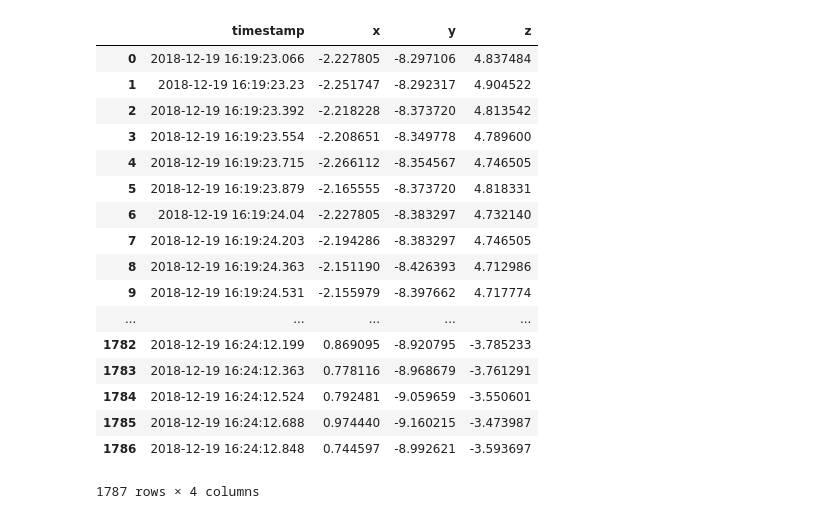
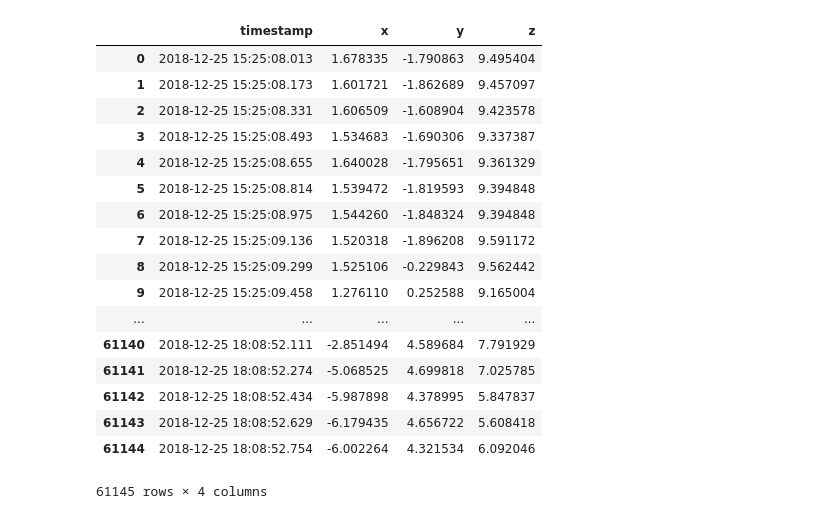
Before and after one commit to indykorpong/activity_classifier, a Jupyter notebook: testrun.ipynb, the cells around one changed output. Saved outputs shown, nothing was run; the diff lists cells and outputs as text; code cells hidden in the pictures.

```diff
--- a/testrun.ipynb
+++ b/testrun.ipynb
@@ -67,38 +67,46 @@ def equation_bai(X_i):
 # %%
 std_i_bar = [0.00349329,0.00465817,0.00543154]
 std_i_bar = np.array(std_i_bar)
+# %%
+rec_date = '2018-12-25'
+start_time = '15:25:08'
+end_time = '18:08:53'
+
+# rec_date = '2018-12-19'
+# start_time = '16:17:05'
+# end_time = '16:21:55'
 # %%
-filepath = 'SmartwatchData/raw_data/log_acc_19-12-18_LH.csv'
+filepath = 'SmartwatchData/raw_data/log_acc_25-12-18_RH.csv'
 df = pd.read_csv(filepath)
-filtered = [i for i in df['timestamp'] if i[:10]=='2018-12-19' and calc_sec(i[11:])>calc_sec('16:19:23')
-            and calc_sec(i[11:])<=calc_sec('16:24:13')]
+filtered = [i for i in df['timestamp'] if i[:10]==rec_date and calc_sec(i[11:])>calc_sec(start_time)
+            and calc_sec(i[11:])<calc_sec(end_time)]
 
 df_filt = df[df['timestamp'].isin(filtered)]
 df_filt = df_filt.reset_index(drop=True)
 
 cols = ['timestamp','x','y','z']
 df_filt = df_filt[cols]
 
 df_filt
 # %% [output]
 |  | timestamp | x | y | z |
-| 0 | 2018-12-19 16:19:23.066 | -2.227805 | -8.297106 | 4.837484 |
-| 1 | 2018-12-19 16:19:23.23 | -2.251747 | -8.292317 | 4.904522 |
-| 2 | 2018-12-19 16:19:23.392 | -2.218228 | -8.373720 | 4.813542 |
-| 3 | 2018-12-19 16:19:23.554 | -2.208651 | -8.349778 | 4.789600 |
-| 4 | 2018-12-19 16:19:23.715 | -2.266112 | -8.354567 | 4.746505 |
-| 5 | 2018-12-19 16:19:23.879 | -2.165555 | -8.373720 | 4.818331 |
-| 6 | 2018-12-19 16:19:24.04 | -2.227805 | -8.383297 | 4.732140 |
-| 7 | 2018-12-19 16:19:24.203 | -2.194286 | -8.383297 | 4.746505 |
-| 8 | 2018-12-19 16:19:24.363 | -2.151190 | -8.426393 | 4.712986 |
-| 9 | 2018-12-19 16:19:24.531 | -2.155979 | -8.397662 | 4.717774 |
+| 0 | 2018-12-25 15:25:08.013 | 1.678335 | -1.790863 | 9.495404 |
+| 1 | 2018-12-25 15:25:08.173 | 1.601721 | -1.862689 | 9.457097 |
+| 2 | 2018-12-25 15:25:08.331 | 1.606509 | -1.608904 | 9.423578 |
+| 3 | 2018-12-25 15:25:08.493 | 1.534683 | -1.690306 | 9.337387 |
+| 4 | 2018-12-25 15:25:08.655 | 1.640028 | -1.795651 | 9.361329 |
+| 5 | 2018-12-25 15:25:08.814 | 1.539472 | -1.819593 | 9.394848 |
+| 6 | 2018-12-25 15:25:08.975 | 1.544260 | -1.848324 | 9.394848 |
+| 7 | 2018-12-25 15:25:09.136 | 1.520318 | -1.896208 | 9.591172 |
+| 8 | 2018-12-25 15:25:09.299 | 1.525106 | -0.229843 | 9.562442 |
+| 9 | 2018-12-25 15:25:09.458 | 1.276110 | 0.252588 | 9.165004 |
 | ... | ... | ... | ... | ... |
-| 1782 | 2018-12-19 16:24:12.199 | 0.869095 | -8.920795 | -3.785233 |
-| 1783 | 2018-12-19 16:24:12.363 | 0.778116 | -8.968679 | -3.761291 |
-| 1784 | 2018-12-19 16:24:12.524 | 0.792481 | -9.059659 | -3.550601 |
-| 1785 | 2018-12-19 16:24:12.688 | 0.974440 | -9.160215 | -3.473987 |
-| 1786 | 2018-12-19 16:24:12.848 | 0.744597 | -8.992621 | -3.593697 |
+| 61140 | 2018-12-25 18:08:52.111 | -2.851494 | 4.589684 | 7.791929 |
+| 61141 | 2018-12-25 18:08:52.274 | -5.068525 | 4.699818 | 7.025785 |
+| 61142 | 2018-12-25 18:08:52.434 | -5.987898 | 4.378995 | 5.847837 |
+| 61143 | 2018-12-25 18:08:52.629 | -6.179435 | 4.656722 | 5.608418 |
+| 61144 | 2018-12-25 18:08:52.754 | -6.002264 | 4.321534 | 6.092046 |
-1787 rows × 4 columns
+61145 rows × 4 columns
 # %%
 cols = df_filt.columns.tolist()
 
```
Also changed, not shown: parts of 7 cells of this notebook, 17 other files.
